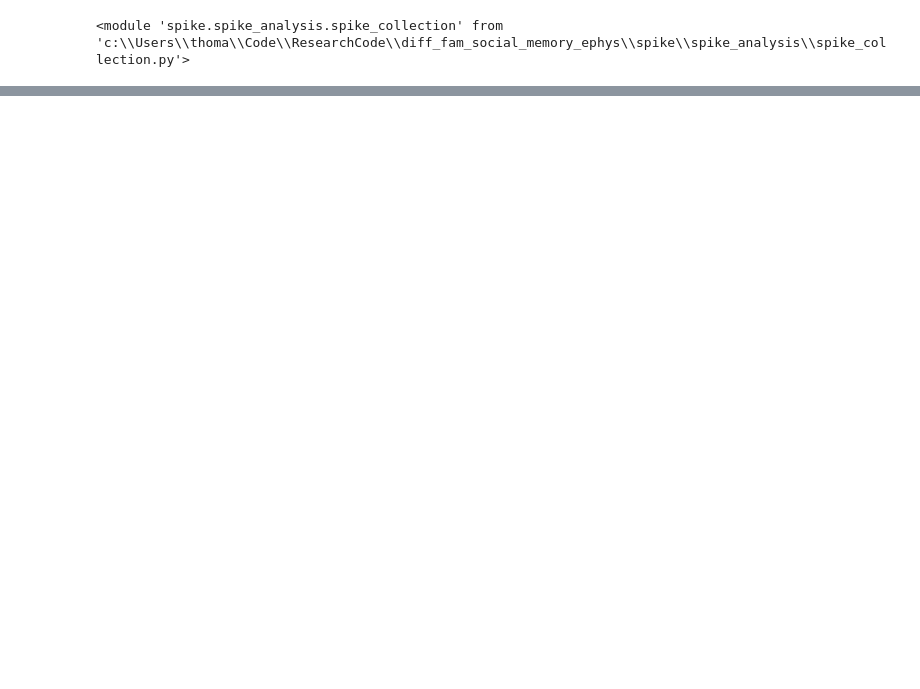
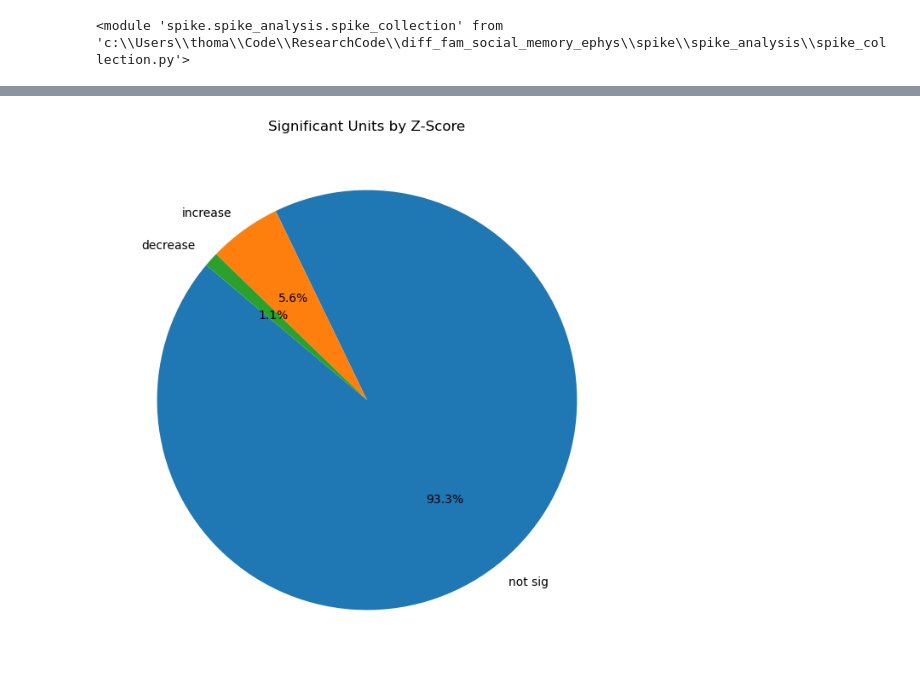
Before and after one commit to padillacoreanolab/diff_fam_social_memory_ephys, a Jupyter notebook: other_peoples_sutff/Thomas/z_score_analysis.ipynb, the cells around one changed output, grey strips where cells are left out. Drawn from its saved outputs; the diff is of its cells as text; code cells hidden in the pictures; blank space fills up the shorter version.

Commit message:
Created DF function creating z-scores for each rec, and made some really crappy plots

```diff
--- a/other_peoples_sutff/Thomas/z_score_analysis.ipynb
+++ b/other_peoples_sutff/Thomas/z_score_analysis.ipynb
@@ -44,0 +241,6 @@ MemoryError: Unable to allocate 104. MiB for an array with shape (13672522,) and
+# %%
+recording = sp.recordings[0]
+event_name = "alone_rewarded"  # or any event you know exists
+
+zscore_df = run_zscore_per_event(recording, event_name, pre_window=10, SD=1.65, verbose=True)
+zscore_df.head(20)
@@ -44,0 +282,15 @@ MemoryError: Unable to allocate 104. MiB for an array with shape (13672522,) and
+# %%
+# loop through all recordings for 'alone_rewarded' event
+all_zscore_dfs = []
+for recording in sp.recordings:
+    if 'alone_rewarded' in recording.event_dict:
+        zscore_df = run_zscore_per_event(recording, 'alone_rewarded', pre_window=10, SD=1.65, verbose=False)
+        if not zscore_df.empty:
+            all_zscore_dfs.append(zscore_df)
+# Combine all DataFrames into one
+if all_zscore_dfs:
+    combined_zscore_df = pd.concat(all_zscore_dfs, ignore_index=True)
+    print("\nCombined Z-Score DataFrame for 'alone_rewarded' event:\n")
+    print(combined_zscore_df.head(20))
+else:
+    print("\nNo valid z-score data found for 'alone_rewarded' event across recordings.\n")
@@ -44,0 +335,22 @@ MemoryError: Unable to allocate 104. MiB for an array with shape (13672522,) and
+# %%
+# create pie chart of significant units
+def plot_significant_units(df):
+    """
+    Plots a pie chart of significant units based on z-scores.
+    """
+    if df.empty:
+        print("No data to plot.")
+        return
+
+    # Count occurrences of each significance level
+    sig_counts = df['sig'].value_counts()
+
+    # Create pie chart
+    plt.figure(figsize=(8, 8))
+    plt.pie(sig_counts, labels=sig_counts.index, autopct='%1.1f%%', startangle=140)
+    plt.title('Significant Units by Z-Score')
+    plt.show()
+# Plot significant units for the combined DataFrame
+plot_significant_units(combined_zscore_df)
+# %% [output]
+[figure, added]
```
Also changed, not shown: parts of 12 cells of this notebook, 1 other file.
